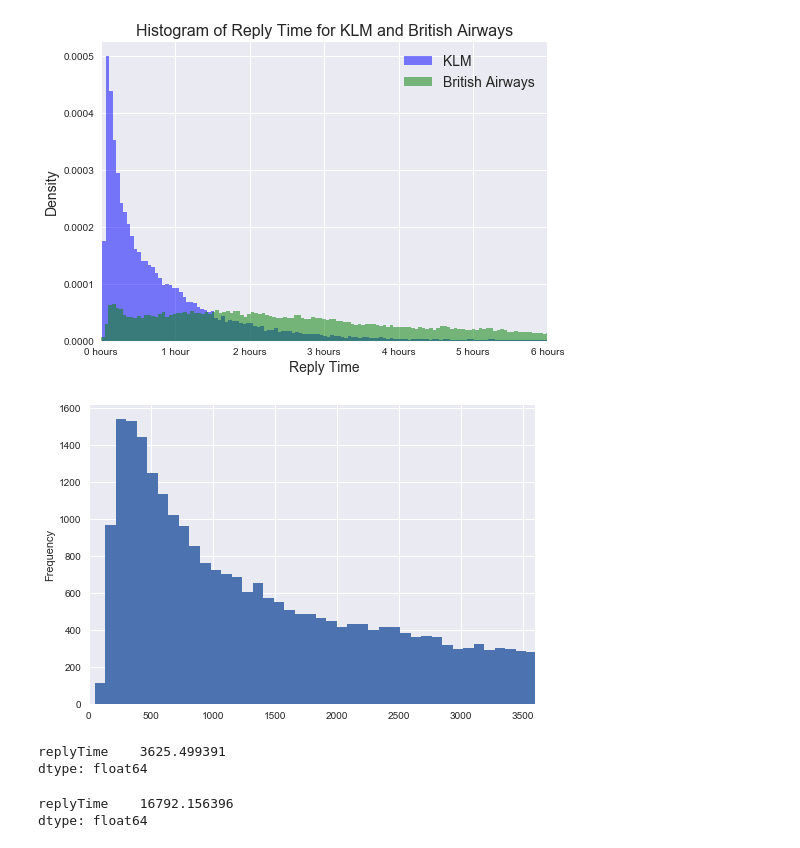
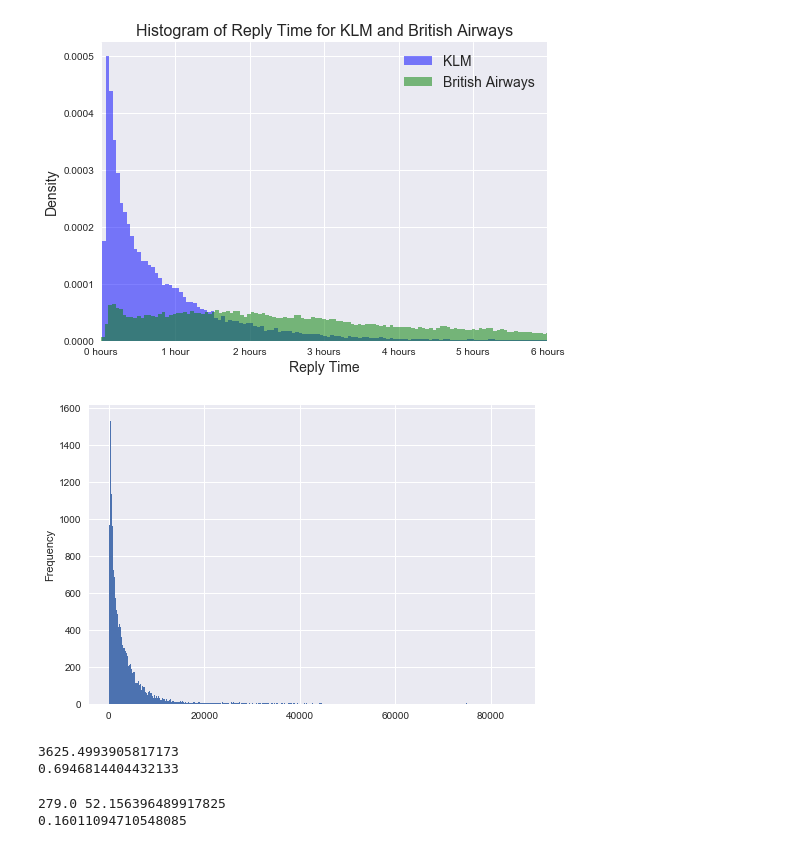
Before and after one commit to dharmsen/DBLDataChallenge, a Jupyter notebook: replytime/ReplyTime_EDA.ipynb, the cells around one changed output. Cells and saved outputs as stored; diff of their text form; code cells hidden in the pictures.

```diff
--- a/replytime/ReplyTime_EDA.ipynb
+++ b/replytime/ReplyTime_EDA.ipynb
@@ -101,17 +102,19 @@ plt.show()
 [figure]
 # %%
 df_klm1['replyTime'].plot(kind='hist', bins=1000)
-plt.xlim(0, 3600)
+#plt.xlim(0, 3600)
 plt.show()
 # %% [output]
-[figure, old version]
+[figure, new version]
-# %%
-df_klm1.mean()
-# %% [output]
-replyTime    3625.499391
-dtype: float64
-# %%
-df_ba1.mean()
-# %% [output]
-replyTime    16792.156396
-dtype: float64
+# %%
+print(df_klm1['replyTime'].mean())
+print(df_klm1[df_klm1['replyTime'] < 3600].shape[0]/ df_klm1.shape[0])
+# %% [output]
+3625.4993905817173
+0.6946814404432133
+# %%
+print(df_ba1['replyTime'].mean()//60, df_ba1['replyTime'].mean()%60)
+print(df_ba1[df_ba1['replyTime'] < 3600].shape[0]/ df_ba1.shape[0])
+# %% [output]
+279.0 52.156396489917825
+0.16011094710548085
```
Also changed, not shown: parts of 1 cell of this notebook.
